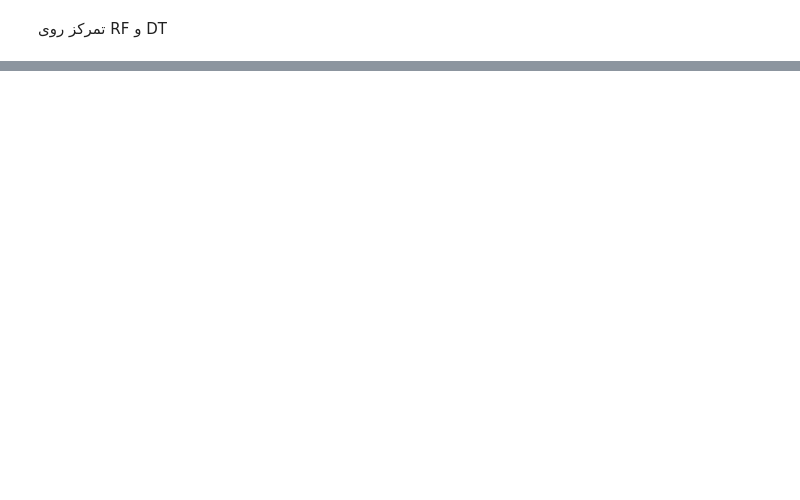
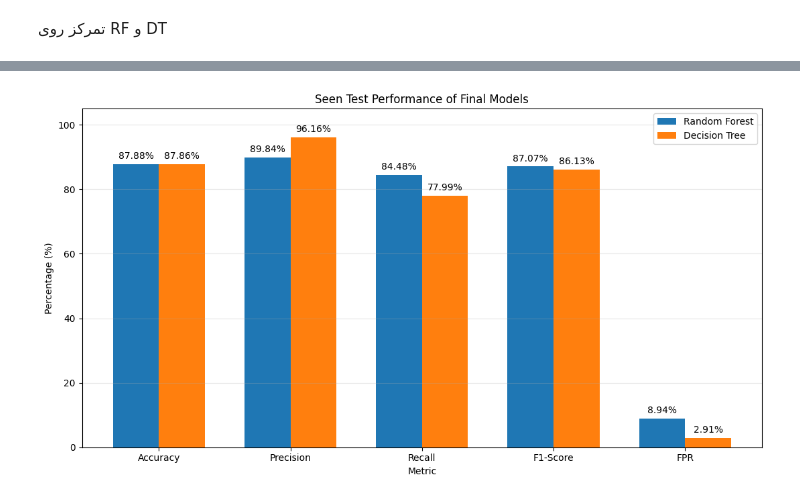
Before and after one commit to MaryamGhodsi8/ZeroDayAttackDetection, a Jupyter notebook: notebooks/14_Zero_Day_Optimization.ipynb, the cells around one changed output, grey strips where cells are left out. Drawn from its saved outputs; the diff is of its cells as text; code cells hidden in the pictures; blank space fills up the shorter version.

```diff
--- a/notebooks/14_Zero_Day_Optimization.ipynb
+++ b/notebooks/14_Zero_Day_Optimization.ipynb
@@ -483,7 +592,7 @@ y_pred_zero_day = (
     zero_day_scores >= selected_threshold
 ).astype(int)
 
-zero_day_detection = (
+rf_zero_day_detection = (
     np.mean(
         y_pred_zero_day == 1
     ) * 100
@@ -491,5 +600,5 @@ zero_day_detection = (
 
 print(
     f"Zero-Day Detection: "
-    f"{zero_day_detection:.2f}%"
+    f"{rf_zero_day_detection:.2f}%"
 )
@@ -1192,18 +1442,18 @@ seen_test_comparison = pd.DataFrame({
         "FPR"
     ],
     "Random Forest": [
-        rf_seen_results["Accuracy"],
-        rf_seen_results["Precision"],
-        rf_seen_results["Recall"],
-        rf_seen_results["F1"],
-        rf_seen_results["FPR"]
+    seen_accuracy,
+    seen_precision,
+    seen_recall,
+    seen_f1,
+    seen_fpr
     ],
     "Decision Tree": [
-        dt_seen_results["Accuracy"],
-        dt_seen_results["Precision"],
-        dt_seen_results["Recall"],
-        dt_seen_results["F1"],
-        dt_seen_results["FPR"]
+        dt_seen_accuracy,
+        dt_seen_precision,
+        dt_seen_recall,
+        dt_seen_f1,
+        dt_seen_fpr
     ]
 })
 
@@ -1220,33 +1470,35 @@ bars1 = plt.bar(
 )
 
 bars2 = plt.bar(
     x + width / 2,
     seen_test_comparison["Decision Tree"] * 100,
     width,
     label="Decision Tree"
 )
 
 plt.ylabel("Percentage (%)")
 plt.xlabel("Metric")
 plt.title("Seen Test Performance of Final Models")
 plt.xticks(x, seen_test_comparison["Metric"])
 plt.ylim(0, 105)
 plt.legend()
 
 for bars in [bars1, bars2]:
     for bar in bars:
         height = bar.get_height()
         plt.text(
             bar.get_x() + bar.get_width() / 2,
             height + 1,
             f"{height:.2f}%",
             ha="center",
             va="bottom"
         )
 
 plt.grid(axis="y", alpha=0.3)
 plt.tight_layout()
 plt.show()
+# %% [output]
+[figure, added]
 # %%
 # ============================================
 # Final Visualization 4
```
Also changed, not shown: parts of 38 cells of this notebook, 18 other files.
